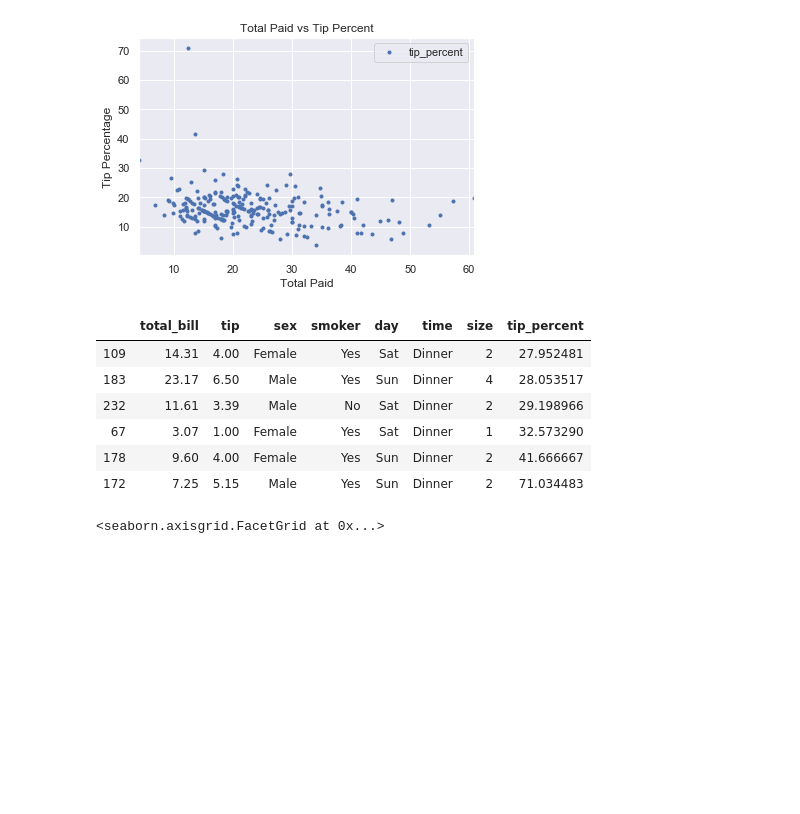
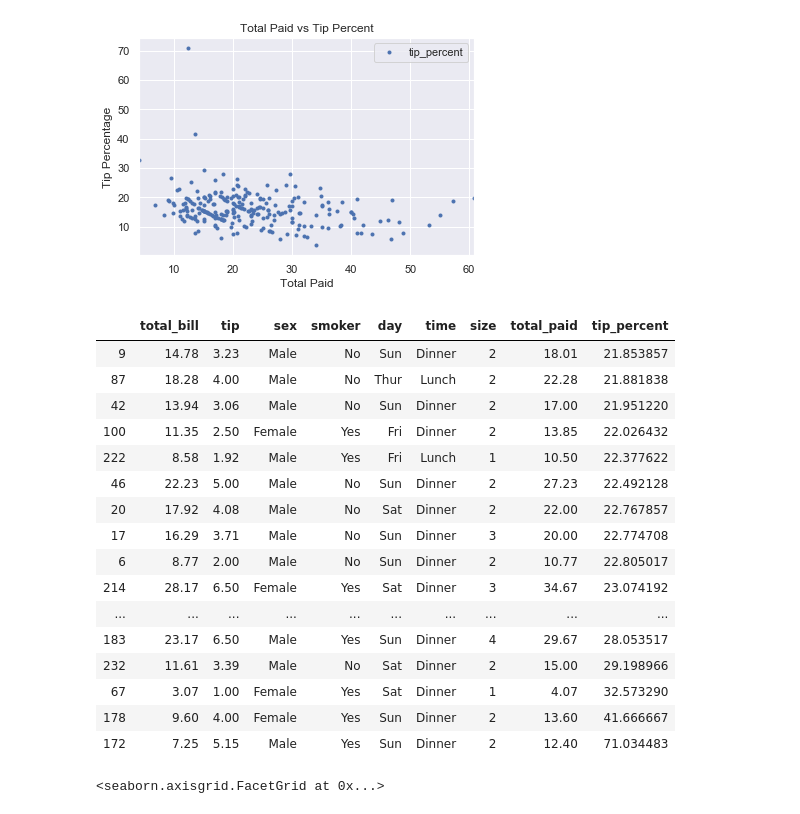
Before and after one commit to jennifer-ryan/fundamentals-project, a Jupyter notebook: tips_database_analysis.ipynb, the cells around one changed output. Drawn from its saved outputs; the diff is of its cells as text; code cells hidden in the pictures; blank space fills up the shorter version.

Commit message:
Finished descriptive statistics. Started tips/bill comparison

```diff
--- a/tips_database_analysis.ipynb
+++ b/tips_database_analysis.ipynb
@@ -341,23 +363,30 @@ plt.show()
 [figure]
 # %%
 # Help from Python for data analysis p. 302
-
-# adding tip percent column to dataset
-tips_df['tip_percent'] = tip_percent
 
 # define a function to find the top tipper
 def top_tipper(df, n=5, column='tip_percent'):
     return df.sort_values(by=column)[-n:]
 
-top_tipper(tips_df, n=6)
+top_tipper(tips_df, n=25)
 # %% [output]
-|  | total_bill | tip | sex | smoker | day | time | size | tip_percent |
-| 109 | 14.31 | 4.00 | Female | Yes | Sat | Dinner | 2 | 27.952481 |
-| 183 | 23.17 | 6.50 | Male | Yes | Sun | Dinner | 4 | 28.053517 |
-| 232 | 11.61 | 3.39 | Male | No | Sat | Dinner | 2 | 29.198966 |
-| 67 | 3.07 | 1.00 | Female | Yes | Sat | Dinner | 1 | 32.573290 |
-| 178 | 9.60 | 4.00 | Female | Yes | Sun | Dinner | 2 | 41.666667 |
-| 172 | 7.25 | 5.15 | Male | Yes | Sun | Dinner | 2 | 71.034483 |
+|  | total_bill | tip | sex | smoker | day | time | size | total_paid | tip_percent |
+| 9 | 14.78 | 3.23 | Male | No | Sun | Dinner | 2 | 18.01 | 21.853857 |
+| 87 | 18.28 | 4.00 | Male | No | Thur | Lunch | 2 | 22.28 | 21.881838 |
+| 42 | 13.94 | 3.06 | Male | No | Sun | Dinner | 2 | 17.00 | 21.951220 |
+| 100 | 11.35 | 2.50 | Female | Yes | Fri | Dinner | 2 | 13.85 | 22.026432 |
+| 222 | 8.58 | 1.92 | Male | Yes | Fri | Lunch | 1 | 10.50 | 22.377622 |
+| 46 | 22.23 | 5.00 | Male | No | Sun | Dinner | 2 | 27.23 | 22.492128 |
+| 20 | 17.92 | 4.08 | Male | No | Sat | Dinner | 2 | 22.00 | 22.767857 |
+| 17 | 16.29 | 3.71 | Male | No | Sun | Dinner | 3 | 20.00 | 22.774708 |
+| 6 | 8.77 | 2.00 | Male | No | Sun | Dinner | 2 | 10.77 | 22.805017 |
+| 214 | 28.17 | 6.50 | Female | Yes | Sat | Dinner | 3 | 34.67 | 23.074192 |
+| ... | ... | ... | ... | ... | ... | ... | ... | ... | ... |
+| 183 | 23.17 | 6.50 | Male | Yes | Sun | Dinner | 4 | 29.67 | 28.053517 |
+| 232 | 11.61 | 3.39 | Male | No | Sat | Dinner | 2 | 15.00 | 29.198966 |
+| 67 | 3.07 | 1.00 | Female | Yes | Sat | Dinner | 1 | 4.07 | 32.573290 |
+| 178 | 9.60 | 4.00 | Female | Yes | Sun | Dinner | 2 | 13.60 | 41.666667 |
+| 172 | 7.25 | 5.15 | Male | Yes | Sun | Dinner | 2 | 12.40 | 71.034483 |
 # %%
 # https://seaborn.pydata.org/introduction.html
 sns.relplot(x="total_bill", y="tip", col="time", hue="sex", style="smoker", size="size", data=tips_df)
```
Also changed, not shown: parts of 21 cells of this notebook.
